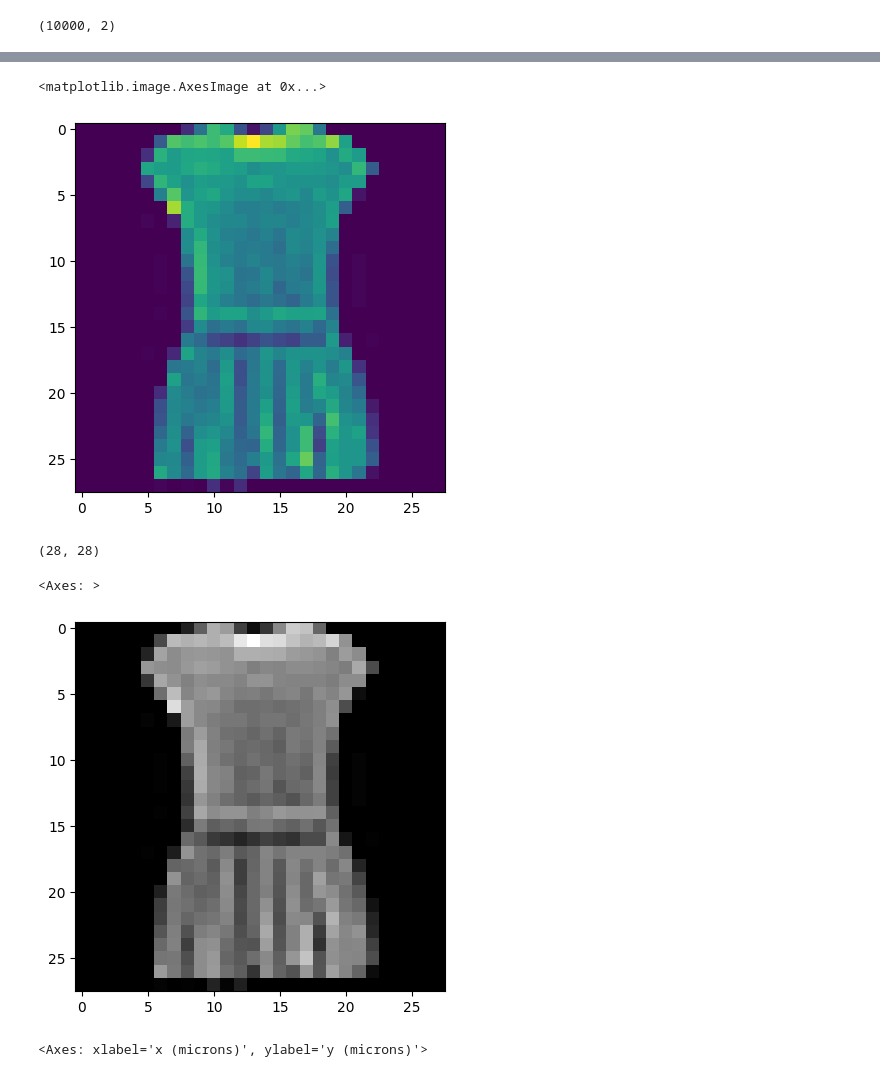
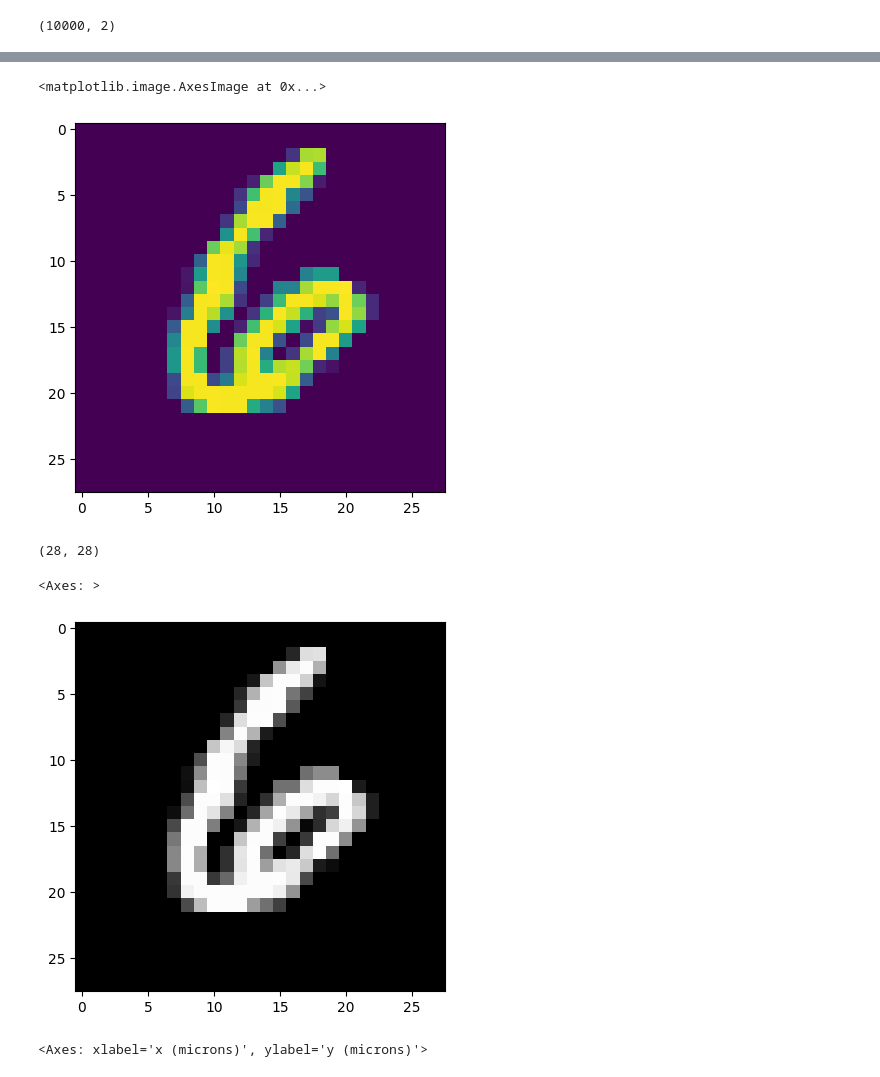
Before and after one commit to realmatthewpeng/percept, a Jupyter notebook: test_notebooks/phosphene_generator_test.ipynb, the cells around one changed output, grey strips where cells are left out. Cells and saved outputs as stored; diff of their text form; code cells hidden in the pictures.

```diff
--- a/test_notebooks/phosphene_generator_test.ipynb
+++ b/test_notebooks/phosphene_generator_test.ipynb
@@ -7,7 +7,7 @@ import pandas as pd
 import pulse2percept as p2p
 from PIL import Image
 # %%
-df = pd.read_parquet("../datasets/FashionMNIST/train.parquet")
+df = pd.read_parquet("../datasets/MNIST/train.parquet")
 df.shape
 # %% [output]
 (60000, 2)
@@ -35,11 +35,11 @@ print(df)
 [60000 rows x 2 columns]
 # %%
 %matplotlib inline
-image = Image.open(io.BytesIO(df["image"].iloc[3]['bytes']))
+image = Image.open(io.BytesIO(df["image"].iloc[13]['bytes']))
 plt.imshow(image)
 # %% [output]
 <matplotlib.image.AxesImage at 0x...>
-[figure, old version]
+[figure, new version]
 # %%
 img = np.array(image)
 img.shape
@@ -50,6 +50,6 @@ stim = p2p.stimuli.ImageStimulus(img)
 stim.plot()
 # %% [output]
 <Axes: >
-[figure, old version]
+[figure, new version]
 # %%
 implant = p2p.implants.PRIMA75()
```
Also changed, not shown: parts of 7 cells of this notebook, 4 other files.
